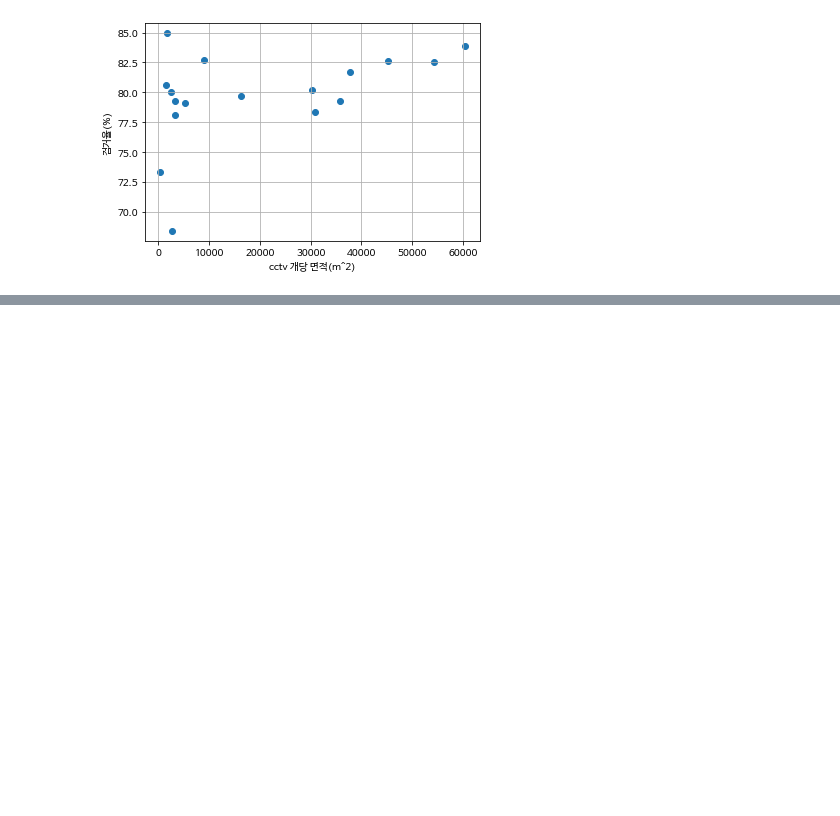
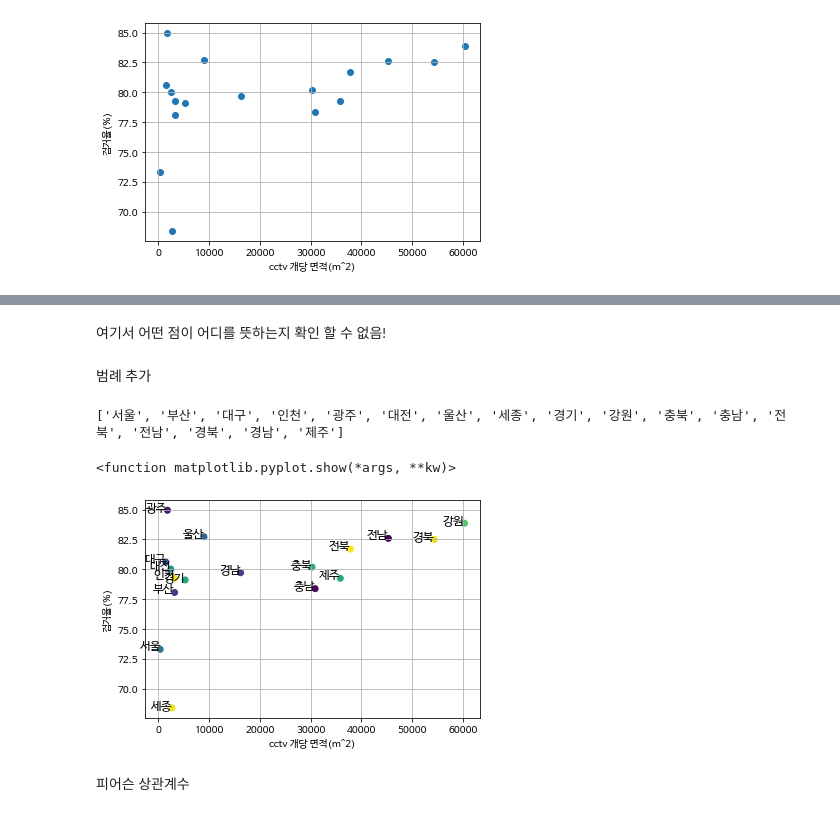
Before and after one commit to taehyunKIMGH/python_cctv_data, a Jupyter notebook: 김태현.ipynb, the cells around one changed output, grey strips where cells are left out. Saved outputs shown, nothing was run; the diff lists cells and outputs as text; code cells hidden in the pictures; blank space fills up the shorter version.

```diff
--- a/김태현.ipynb
+++ b/김태현.ipynb
@@ -111,3 +125,34 @@ fc-cache: succeeded
+# %% [markdown]
+여기서 어떤 점이 어디를 뜻하는지 확인 할 수 없음!
+# %% [markdown]
+범례 추가
+# %%
+f_place = open('/content/CCTV_설치_운영_현황_20230216233331.csv', encoding = 'cp949')
+place_data = csv.reader(f_place)
+place = []
+
+for row in place_data:
+  if '지역별' in row[0]:
+    place.append(row[1])
+
+print(place)
+# %% [output]
+['서울', '부산', '대구', '인천', '광주', '대전', '울산', '세종', '경기', '강원', '충북', '충남', '전북', '전남', '경북', '경남', '제주']
+# %%
+plt.rc('font', family='NanumBarunGothic')
+colors = np.random.rand(len(place))
+plt.scatter(cctv_area,arrest_rate, c = colors)
+plt.xlabel('cctv 개당 면적(m^2)')
+plt.ylabel('검거율(%)')
+for i in range(len(place)):
+  plt.text(cctv_area[i], arrest_rate[i], place[i],horizontalalignment='right', fontsize = '12')
+plt.grid(True)
+plt.show
+# %% [output]
+<function matplotlib.pyplot.show(*args, **kw)>
+[figure, added]
+# %% [markdown]
+피어슨 상관계수
 # %%
 print(pearsonr(cctv_area, arrest_rate))
 # %% [output]
```
Also changed, not shown: parts of 11 cells of this notebook.
